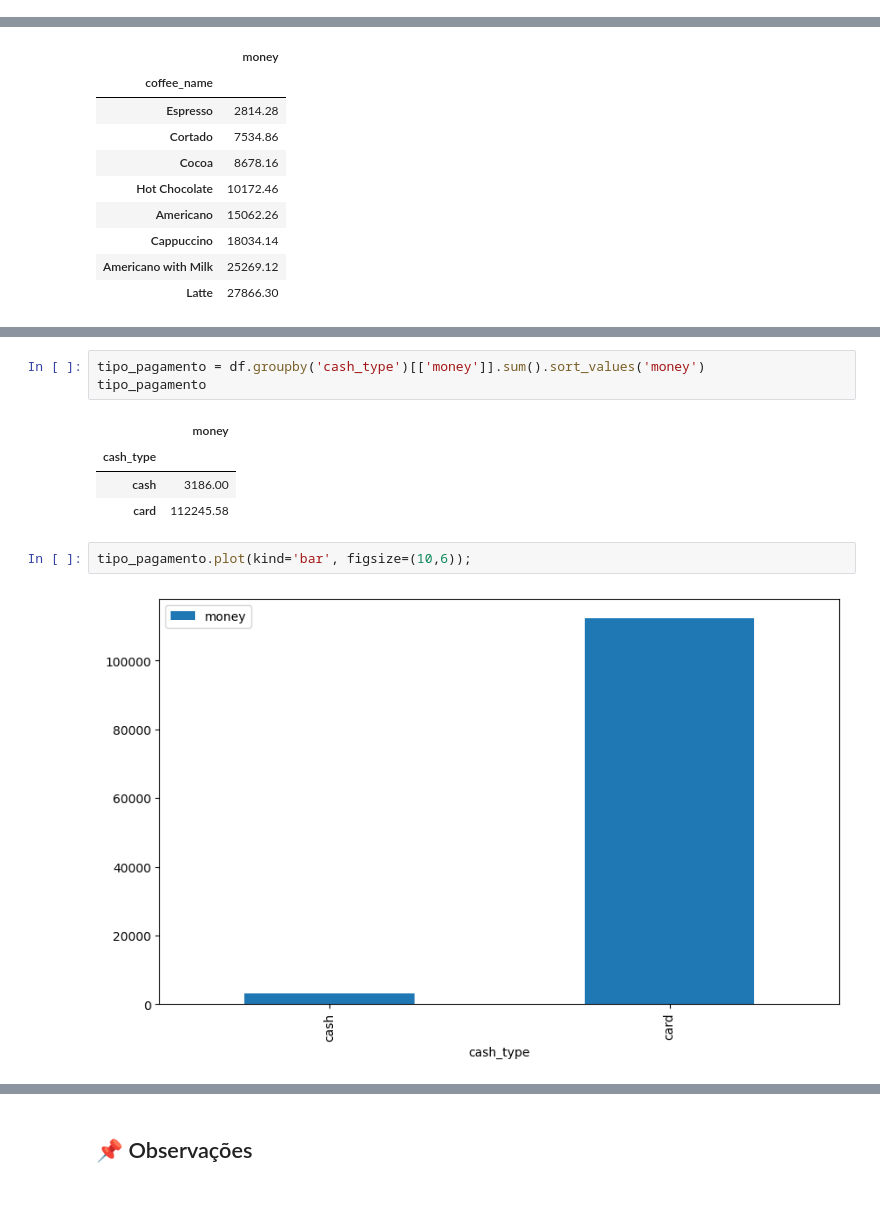
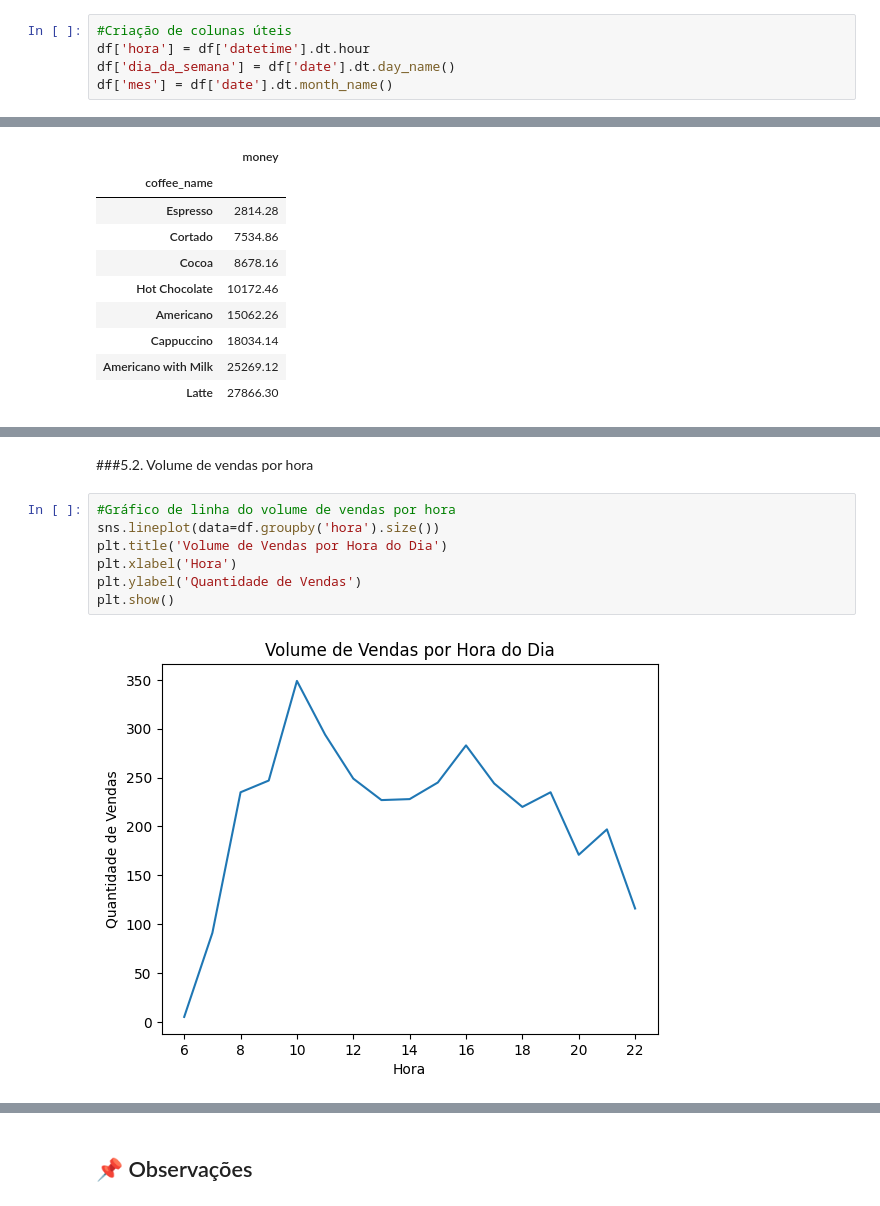
Before and after one commit to Leonardo-Ikeda/coffee-sales-analysis, a Jupyter notebook: coffee_sales_analysis.ipynb, the cells around one changed output, grey strips where cells are left out. Drawn from its saved outputs; the diff is of its cells as text.

```diff
--- a/coffee_sales_analysis.ipynb
+++ b/coffee_sales_analysis.ipynb
@@ -100,2 +101,7 @@ sns.boxplot(df['money']);
+# %%
+#Criação de colunas úteis
+df['hora'] = df['datetime'].dt.hour
+df['dia_da_semana'] = df['date'].dt.day_name()
+df['mes'] = df['date'].dt.month_name()
 # %% [markdown]
 ##5. Análise Exploratória de Dados (EDA)
@@ -117,15 +126,14 @@ tipo_cafe
 tipo_cafe.plot(kind='barh', figsize=(10,6));
 # %% [output]
 [figure]
-# %%
-tipo_pagamento = df.groupby('cash_type')[['money']].sum().sort_values('money')
-tipo_pagamento
-# %% [output]
-|  | money |
-| cash_type |  |
-| cash | 3186.00 |
-| card | 112245.58 |
-# %%
-tipo_pagamento.plot(kind='bar', figsize=(10,6));
-# %% [output]
-[figure, removed]
+# %% [markdown]
+###5.2. Volume de vendas por hora
+# %%
+#Gráfico de linha do volume de vendas por hora
+sns.lineplot(data=df.groupby('hora').size())
+plt.title('Volume de Vendas por Hora do Dia')
+plt.xlabel('Hora')
+plt.ylabel('Quantidade de Vendas')
+plt.show()
+# %% [output]
+[figure, added]
```
Also changed, not shown: parts of 18 cells of this notebook.
